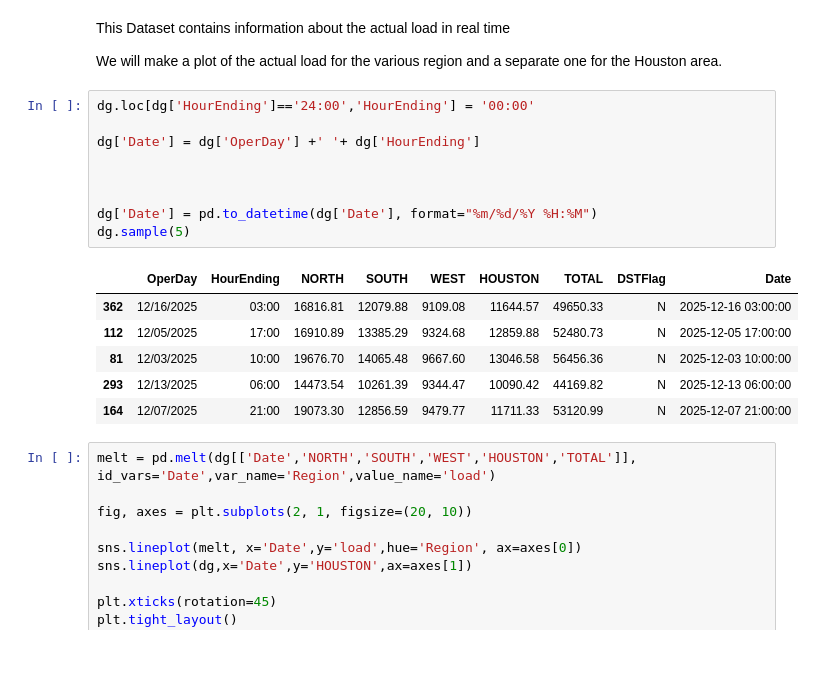
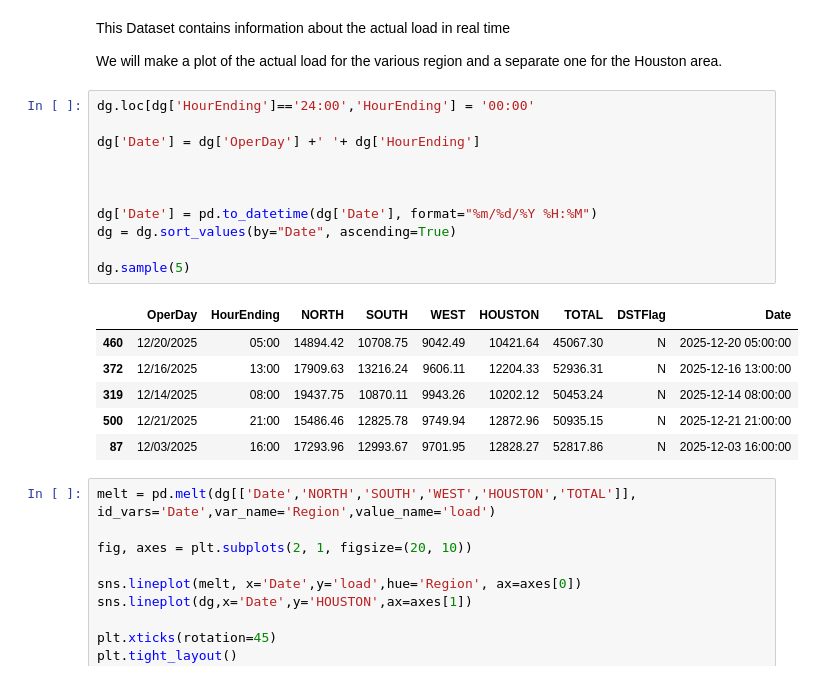
Before and after one commit to Erdos-Projects/spring-2026-electricity-TX, a Jupyter notebook: dataexploration_neeraj.ipynb, the cells around one changed output. Cells and saved outputs as stored; diff of their text form.

```diff
--- a/dataexploration_neeraj.ipynb
+++ b/dataexploration_neeraj.ipynb
@@ -172,19 +172,21 @@ We will make a plot of the actual load for the various region and a separate one
 # %%
 dg.loc[dg['HourEnding']=='24:00','HourEnding'] = '00:00'
 
 dg['Date'] = dg['OperDay'] +' '+ dg['HourEnding']
 
 
 
 dg['Date'] = pd.to_datetime(dg['Date'], format="%m/%d/%Y %H:%M")
+dg = dg.sort_values(by="Date", ascending=True)
+
 dg.sample(5)
 # %% [output]
 |  | OperDay | HourEnding | NORTH | SOUTH | WEST | HOUSTON | TOTAL | DSTFlag | Date |
-| 362 | 12/16/2025 | 03:00 | 16816.81 | 12079.88 | 9109.08 | 11644.57 | 49650.33 | N | 2025-12-16 03:00:00 |
-| 112 | 12/05/2025 | 17:00 | 16910.89 | 13385.29 | 9324.68 | 12859.88 | 52480.73 | N | 2025-12-05 17:00:00 |
-| 81 | 12/03/2025 | 10:00 | 19676.70 | 14065.48 | 9667.60 | 13046.58 | 56456.36 | N | 2025-12-03 10:00:00 |
-| 293 | 12/13/2025 | 06:00 | 14473.54 | 10261.39 | 9344.47 | 10090.42 | 44169.82 | N | 2025-12-13 06:00:00 |
-| 164 | 12/07/2025 | 21:00 | 19073.30 | 12856.59 | 9479.77 | 11711.33 | 53120.99 | N | 2025-12-07 21:00:00 |
+| 460 | 12/20/2025 | 05:00 | 14894.42 | 10708.75 | 9042.49 | 10421.64 | 45067.30 | N | 2025-12-20 05:00:00 |
+| 372 | 12/16/2025 | 13:00 | 17909.63 | 13216.24 | 9606.11 | 12204.33 | 52936.31 | N | 2025-12-16 13:00:00 |
+| 319 | 12/14/2025 | 08:00 | 19437.75 | 10870.11 | 9943.26 | 10202.12 | 50453.24 | N | 2025-12-14 08:00:00 |
+| 500 | 12/21/2025 | 21:00 | 15486.46 | 12825.78 | 9749.94 | 12872.96 | 50935.15 | N | 2025-12-21 21:00:00 |
+| 87 | 12/03/2025 | 16:00 | 17293.96 | 12993.67 | 9701.95 | 12828.27 | 52817.86 | N | 2025-12-03 16:00:00 |
 # %%
 melt = pd.melt(dg[['Date','NORTH','SOUTH','WEST','HOUSTON','TOTAL']], id_vars='Date',var_name='Region',value_name='load')
 
```
Also changed, not shown: parts of 9 cells of this notebook.
